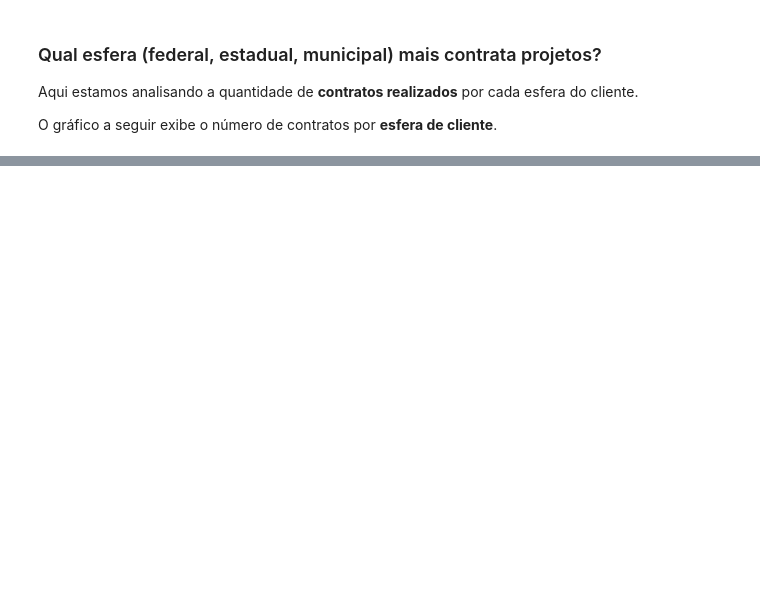
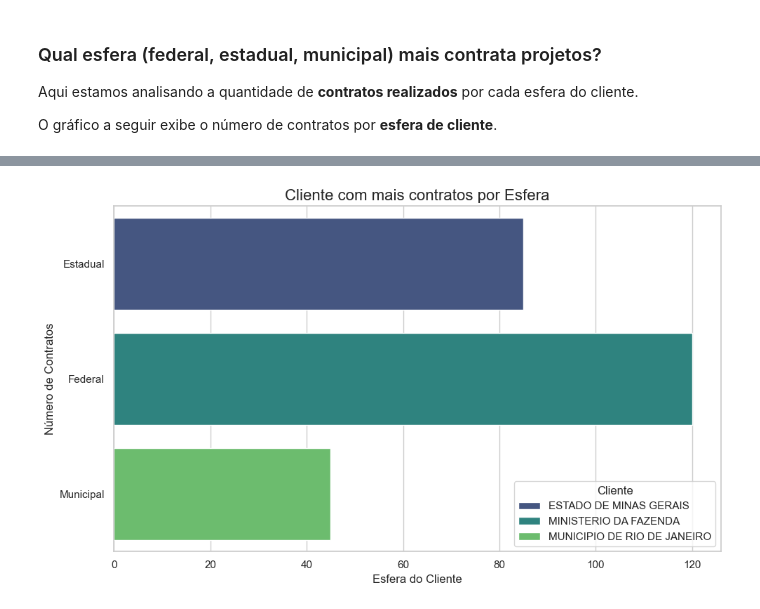
Before and after one commit to pdromls/Analise_BNDES, a Jupyter notebook: notebooks/insights1.ipynb, the cells around one changed output, grey strips where cells are left out. Saved outputs shown, nothing was run; the diff lists cells and outputs as text; code cells hidden in the pictures; blank space fills up the shorter version.

```diff
--- a/notebooks/insights1.ipynb
+++ b/notebooks/insights1.ipynb
@@ -83,0 +100,26 @@ plt.show()
+# %%
+contratos_por_esfera = df.groupby(['esfera_cliente', 'cliente']).size().reset_index(name='qtd_contratos')
+
+top_clientes_por_esfera = contratos_por_esfera.loc[contratos_por_esfera.groupby('esfera_cliente')['qtd_contratos'].idxmax()]
+
+plt.figure(figsize=(10,6))
+sns.barplot(data=top_clientes_por_esfera,
+            y='esfera_cliente',
+            x='qtd_contratos',
+            hue='cliente',
+            palette='viridis',
+            orient='h')
+
+for container in grafico.containers:
+    grafico.bar_label(container, fmt='%d', padding=0.8)
+
+# Não sei o motivo de não mostrar os rótulos
+
+plt.title('Cliente com mais contratos por Esfera', fontsize=16)
+plt.xlabel('Esfera do Cliente', fontsize=12)
+plt.ylabel('Número de Contratos', fontsize=12)
+plt.legend(title='Cliente')
+plt.tight_layout()
+plt.show()
+# %% [output]
+[figure, added]
```
Also changed, not shown: parts of 6 cells of this notebook, 1 other file.
